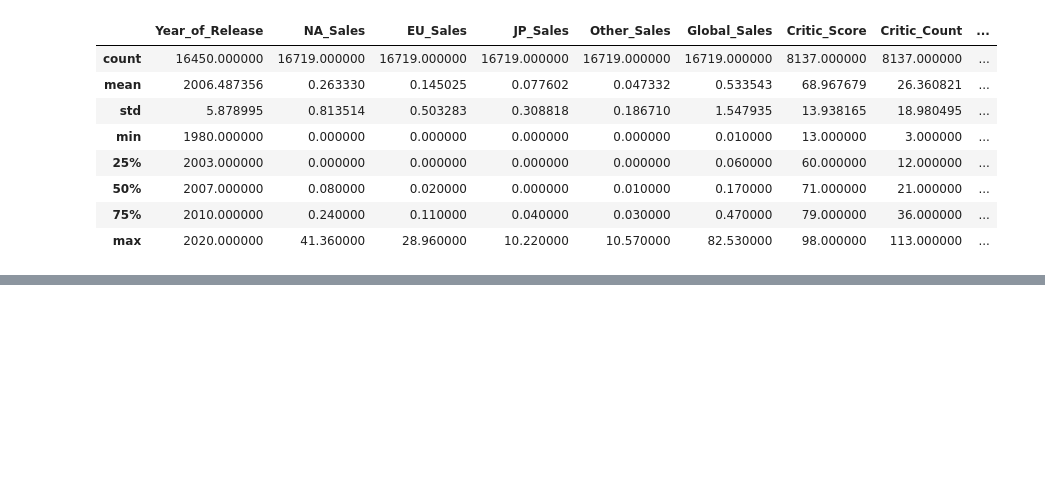
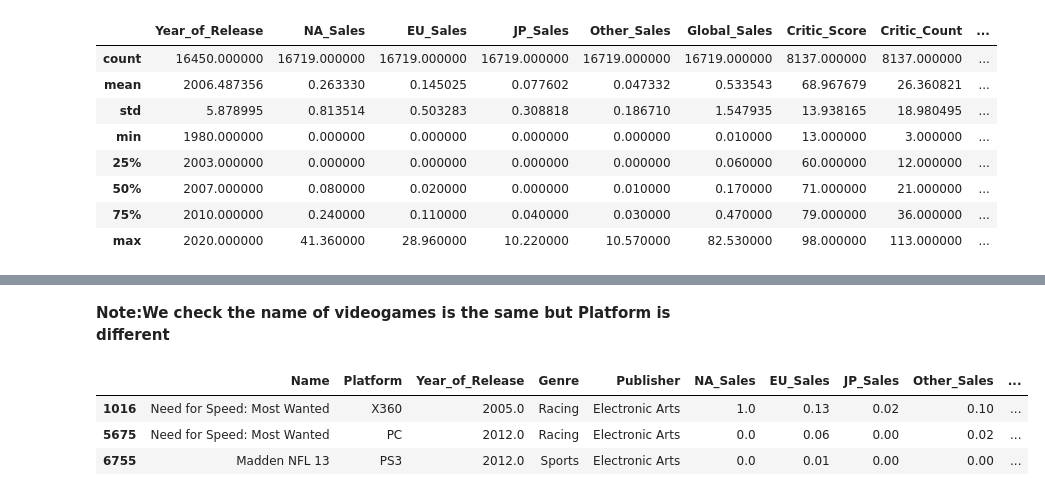
Before and after one commit to JorgeHdzRiv/Global-Videogames-Sales-Rating, a Jupyter notebook: GlobalSales.ipynb, the cells around one changed output, grey strips where cells are left out. Cells and saved outputs as stored; diff of their text form; code cells hidden in the pictures; blank space fills up the shorter version.

```diff
--- a/GlobalSales.ipynb
+++ b/GlobalSales.ipynb
@@ -126,0 +214,9 @@ data.describe()
+# %% [markdown]
+**Note:We check the name of videogames is the same but Platform is different**
+# %%
+data.loc[data.duplicated(subset=['Name','Platform'])]
+# %% [output]
+|  | Name | Platform | Year_of_Release | Genre | Publisher | NA_Sales | EU_Sales | JP_Sales | Other_Sales | ... |
+| 1016 | Need for Speed: Most Wanted | X360 | 2005.0 | Racing | Electronic Arts | 1.0 | 0.13 | 0.02 | 0.10 | ... |
+| 5675 | Need for Speed: Most Wanted | PC | 2012.0 | Racing | Electronic Arts | 0.0 | 0.06 | 0.00 | 0.02 | ... |
+| 6755 | Madden NFL 13 | PS3 | 2012.0 | Sports | Electronic Arts | 0.0 | 0.01 | 0.00 | 0.00 | ... |
```
Also changed, not shown: parts of 19 cells of this notebook.
